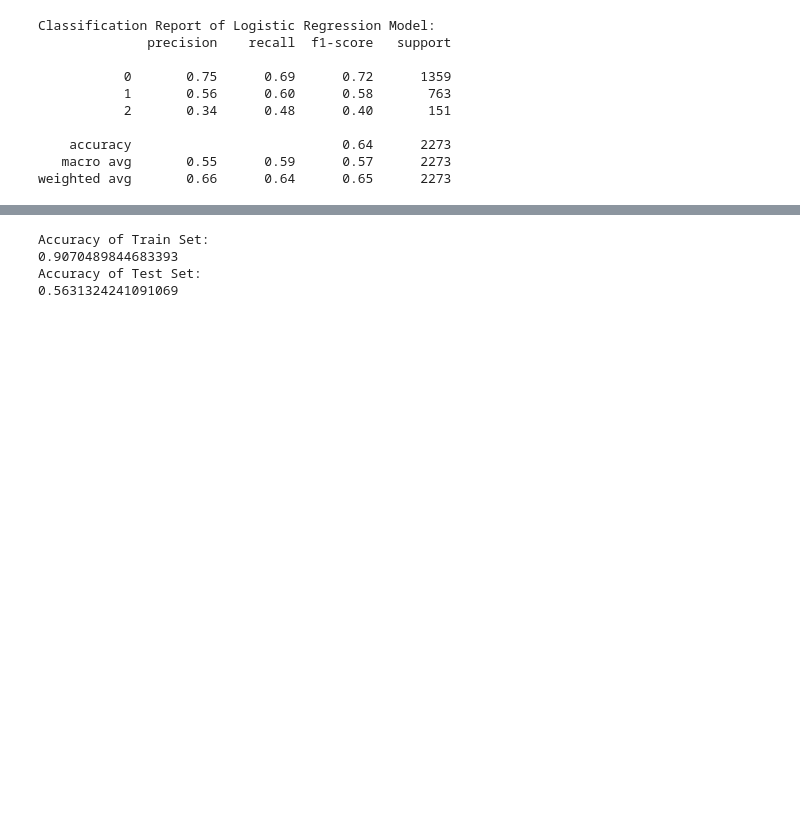
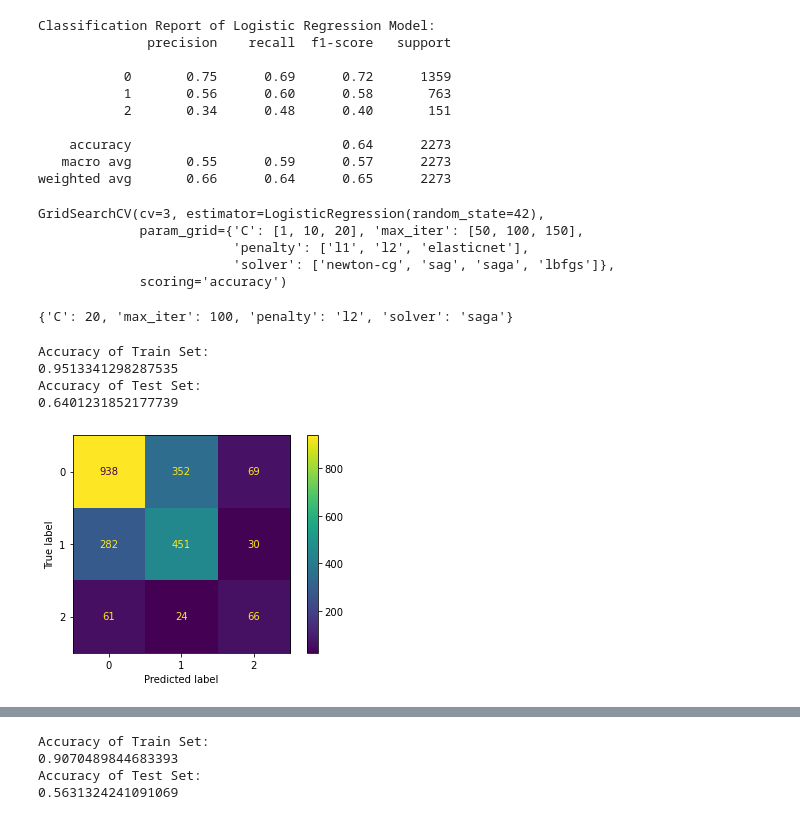
Before and after one commit to VolhaP87/Twitter_Sentiment_Analysis, a Jupyter notebook: Untitled.ipynb, the cells around one changed output, grey strips where cells are left out. Drawn from its saved outputs; the diff is of its cells as text; code cells hidden in the pictures; blank space fills up the shorter version.

Commit message:
Tune the Models

```diff
--- a/Untitled.ipynb
+++ b/Untitled.ipynb
@@ -508,3 +502,49 @@ Classification Report of Logistic Regression Model:
     accuracy                           0.64      2273
    macro avg       0.55      0.59      0.57      2273
 weighted avg       0.66      0.64      0.65      2273
+# %%
+from sklearn.model_selection import GridSearchCV
+from sklearn.model_selection import cross_val_score
+from sklearn.metrics import accuracy_score
+
+logreg_tuned = LogisticRegression(random_state=42)
+param_grid = {'penalty' : ['l1', 'l2', 'elasticnet'],
+              'solver' : ['newton-cg', 'sag', 'saga', 'lbfgs'],
+              'C' : [1, 10, 20],
+              'max_iter' : [50, 100, 150]}
+
+grid_search = GridSearchCV(estimator = logreg_tuned,
+                           param_grid = param_grid,
+                           cv = 3,
+                           scoring='accuracy')
+grid_search.fit(X_train_resampled, y_train_resampled)
+# %% [output]
+GridSearchCV(cv=3, estimator=LogisticRegression(random_state=42),
+             param_grid={'C': [1, 10, 20], 'max_iter': [50, 100, 150],
+                         'penalty': ['l1', 'l2', 'elasticnet'],
+                         'solver': ['newton-cg', 'sag', 'saga', 'lbfgs']},
+             scoring='accuracy')
+# %%
+grid_search.best_params_
+# %% [output]
+{'C': 20, 'max_iter': 100, 'penalty': 'l2', 'solver': 'saga'}
+# %%
+logreg_tuned = LogisticRegression(random_state=42,
+                                  C=20,
+                                  max_iter=100,
+                                  penalty='l2',
+                                  solver='saga')
+logreg_tuned.fit(X_train_resampled, y_train_resampled)
+print("Accuracy of Train Set:")
+print(logreg_tuned.score(X_train_resampled, y_train_resampled))
+print("Accuracy of Test Set:")
+print(logreg_tuned.score(X_test_vectorized, y_test))
+# %% [output]
+Accuracy of Train Set:
+0.9513341298287535
+Accuracy of Test Set:
+0.6401231852177739
+# %%
+plot_confusion_matrix(logreg_tuned, X_test_vectorized, y_test);
+# %% [output]
+[figure, added]
```
Also changed, not shown: parts of 17 cells of this notebook.
